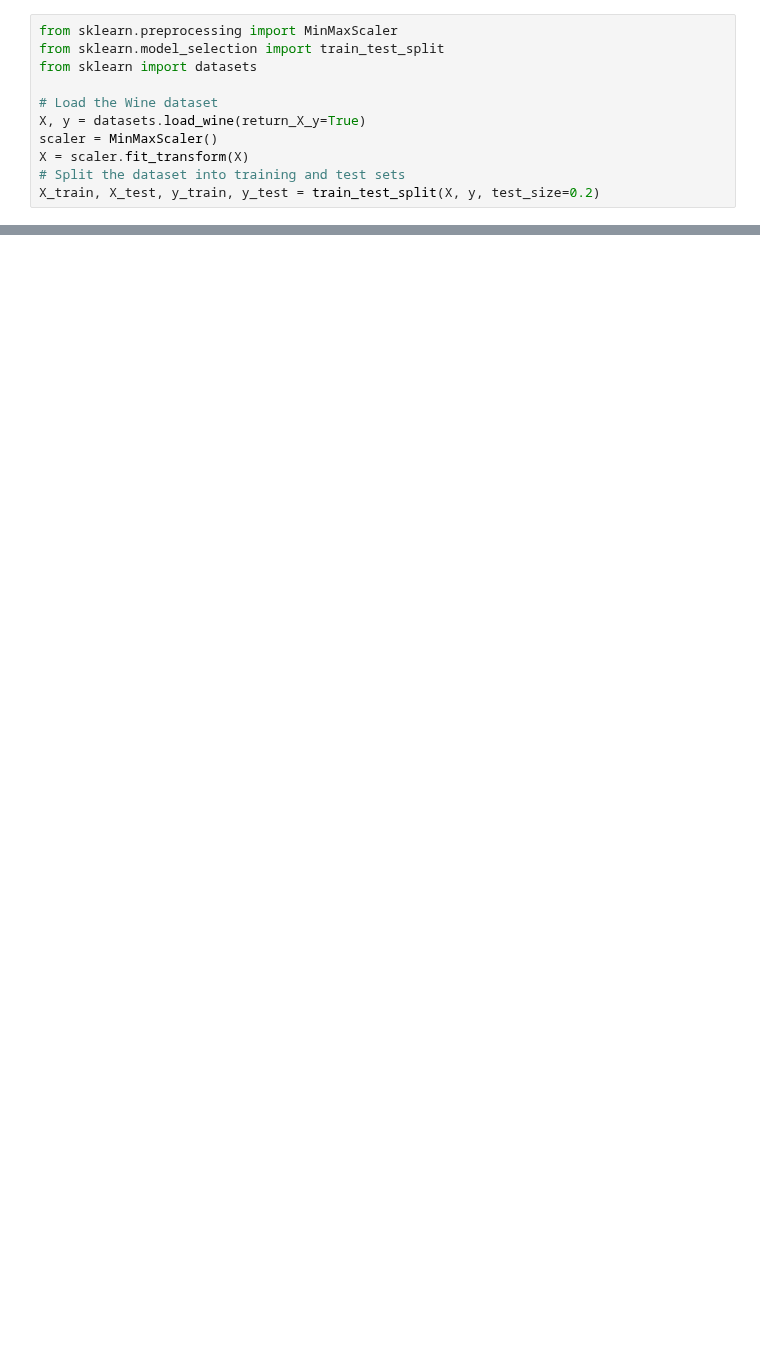
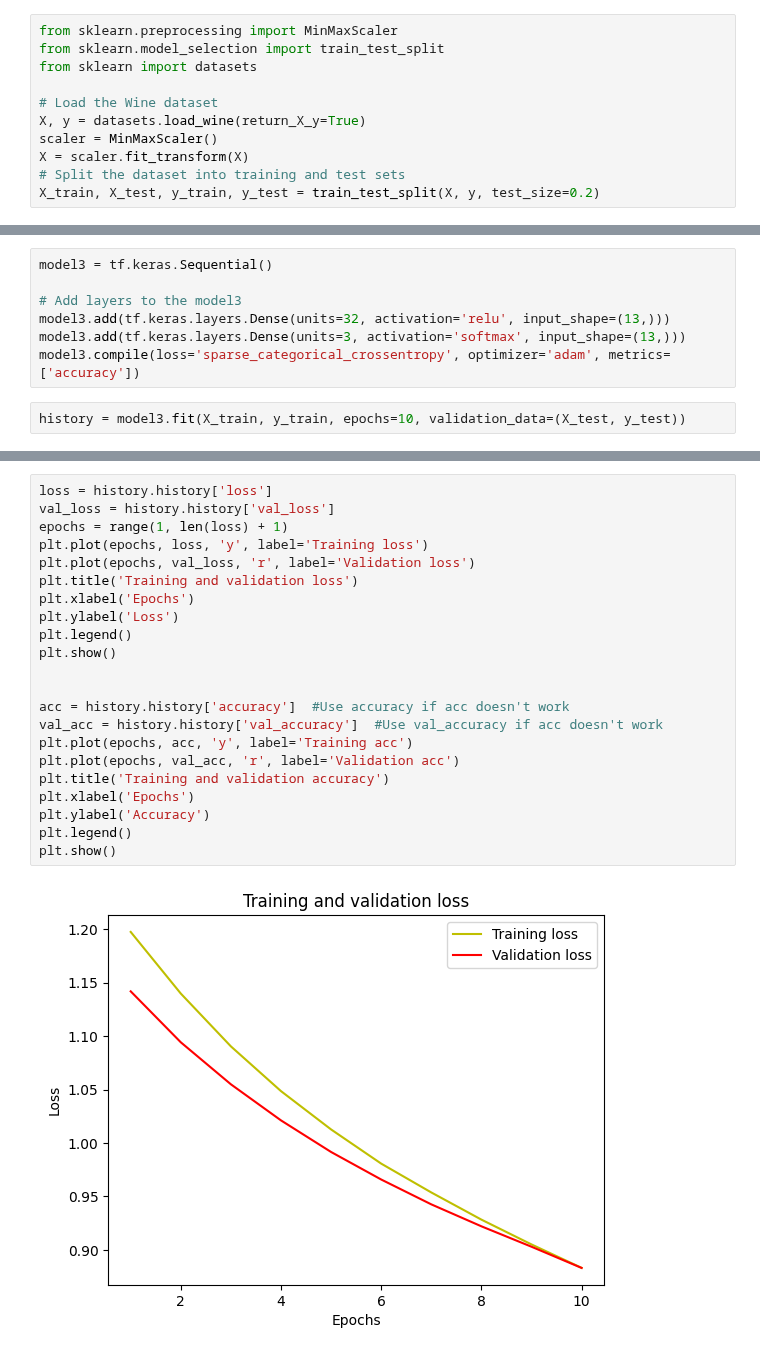
Before and after one commit to wz7475/neural-network-MLP-implementation, a Jupyter notebook: wine_tensorflow.ipynb, the cells around one changed output, grey strips where cells are left out. Drawn from its saved outputs; the diff is of its cells as text; blank space fills up the shorter version.

```diff
--- a/wine_tensorflow.ipynb
+++ b/wine_tensorflow.ipynb
@@ -93,0 +154,9 @@ plt.show()
+# %%
+model3 = tf.keras.Sequential()
+
+# Add layers to the model3
+model3.add(tf.keras.layers.Dense(units=32, activation='relu', input_shape=(13,)))
+model3.add(tf.keras.layers.Dense(units=3, activation='softmax', input_shape=(13,)))
+model3.compile(loss='sparse_categorical_crossentropy', optimizer='adam', metrics=['accuracy'])
+# %%
+history = model3.fit(X_train, y_train, epochs=10, validation_data=(X_test, y_test))
@@ -93,0 +184,24 @@ plt.show()
+# %%
+loss = history.history['loss']
+val_loss = history.history['val_loss']
+epochs = range(1, len(loss) + 1)
+plt.plot(epochs, loss, 'y', label='Training loss')
+plt.plot(epochs, val_loss, 'r', label='Validation loss')
+plt.title('Training and validation loss')
+plt.xlabel('Epochs')
+plt.ylabel('Loss')
+plt.legend()
+plt.show()
+
+
+acc = history.history['accuracy']  #Use accuracy if acc doesn't work
+val_acc = history.history['val_accuracy']  #Use val_accuracy if acc doesn't work
+plt.plot(epochs, acc, 'y', label='Training acc')
+plt.plot(epochs, val_acc, 'r', label='Validation acc')
+plt.title('Training and validation accuracy')
+plt.xlabel('Epochs')
+plt.ylabel('Accuracy')
+plt.legend()
+plt.show()
+# %% [output]
+[figure, added]
```
Also changed, not shown: parts of 11 cells of this notebook, 2 other files.
